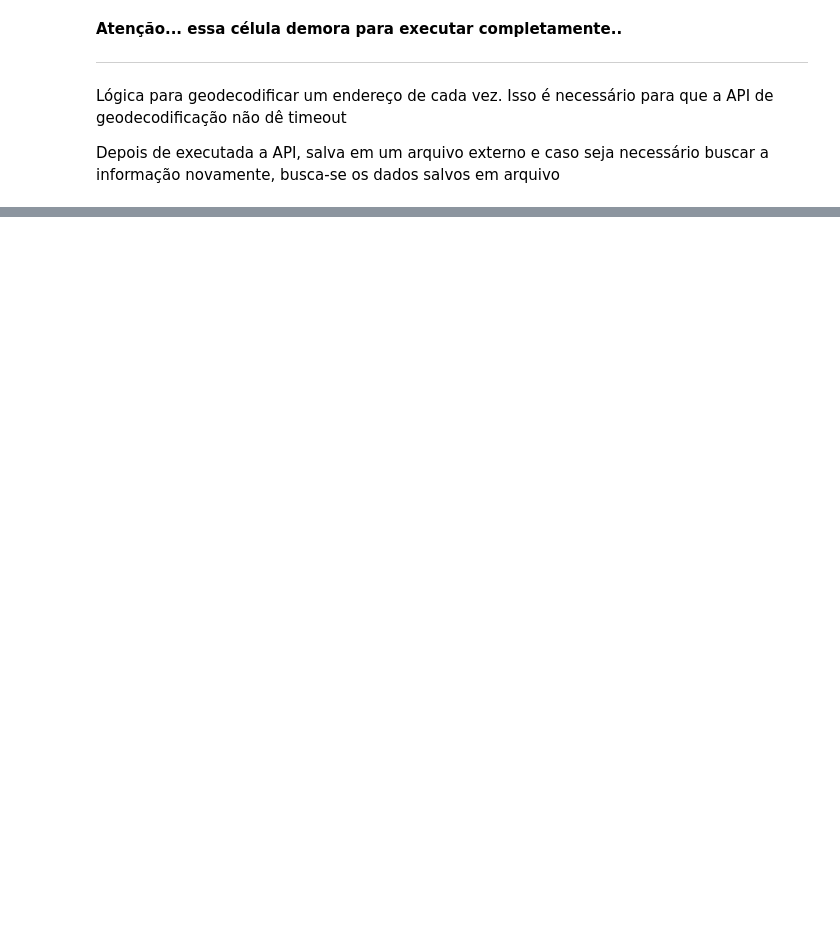
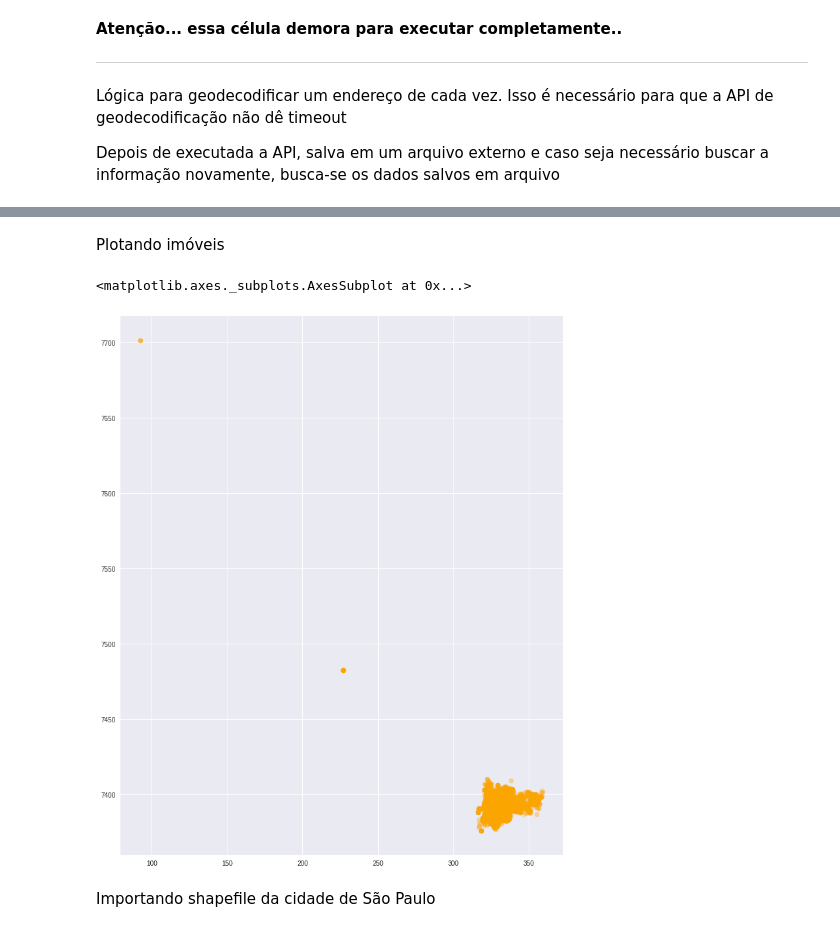
Before and after one commit to kzar1n/datascience, a Jupyter notebook: Trabalho_Precificação_de_Imóveis.ipynb, the cells around one changed output, grey strips where cells are left out. Saved outputs shown, nothing was run; the diff lists cells and outputs as text; code cells hidden in the pictures; blank space fills up the shorter version.

```diff
--- a/Trabalho_Precificação_de_Imóveis.ipynb
+++ b/Trabalho_Precificação_de_Imóveis.ipynb
@@ -206,6 +197,7 @@ Definindo chave de conexão com o geodecodificador Bing e instanciando o objeto
 # %%
 api_key = 'Am0Znblz-vMtAx-tV1rlNWBnJILE0IQTBK4fKjnJ_o2c0o4sEKpEdIyQCEdEjbtI'
-geocoder = Bing(api_key, timeout = 10)
+# geocoder = Bing(api_key, timeout = 10)
+geocoder = ArcGIS(timeout = 10)
 # %% [markdown]
 **Atenção... essa célula demora para executar completamente..**
 
@@ -218,6 +210,7 @@ Depois de executada a API, salva em um arquivo externo e caso seja necessário b
 data_local['end_geocod'] = np.nan
 my_file = Path("data_local.csv")
 tamanho = data_local.shape[0]
+x = 0
 
 if my_file.is_file():
   data_local = pd.read_csv(my_file, index_col=False)
@@ -272,0 +246,10 @@ data.head()
+# %%
+crs = {'proj': 'longlat', 'ellps': 'WGS84', 'datum': 'WGS84', 'no_defs': True}
+
+geometry = [Point(x) for x in zip(data.Longitude, data.Latitude)]
+geo_data = gpd.GeoDataFrame(data, crs=crs, geometry=geometry)
+
+to_crs = '+proj=utm +zone=23 +south +ellps=GRS80 +towgs84=0,0,0,0,0,0,0 +units=km +no_defs'
+geo_data = geo_data.to_crs(to_crs)
+
+geo_data.head()
@@ -272,0 +264,9 @@ data.head()
+# %% [markdown]
+Plotando imóveis
+# %%
+geo_data.plot(color='orange', figsize=(30,15), alpha=0.2)
+# %% [output]
+<matplotlib.axes._subplots.AxesSubplot at 0x...>
+[figure, added]
+# %% [markdown]
+Importando shapefile da cidade de São Paulo
```
Also changed, not shown: parts of 35 cells of this notebook.
